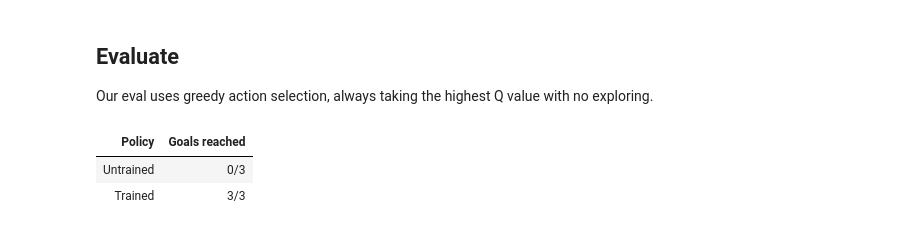
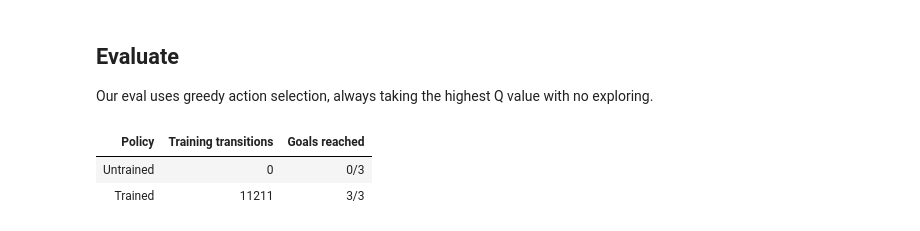
Before and after one commit to rolo/mudgym, a Jupyter notebook: docs/notebooks/goal_room_dqn.ipynb, the cells around one changed output. Cells and saved outputs as stored; diff of their text form; code cells hidden in the pictures.

```diff
--- a/docs/notebooks/goal_room_dqn.ipynb
+++ b/docs/notebooks/goal_room_dqn.ipynb
@@ -6,10 +10,11 @@ Train a deep Q network to reach the Woodsman's Hut.
 ## Settings
 # %%
 goal_room = "woodsman's hut"  # the goal room we're trying to reach
-training_episodes = 200
+training_episodes = 1000
 max_episode_steps = 50
 eval_interval = 10
 eval_episodes = 3
-seed = 7
+passes_to_stop = 3  # stop training after this many passes in a row
 learning_rate = 0.001
 discount = 0.95  # γ / gamma, each step away from the reward scales by this amount
+seed = None  # set to make reproducible or leave as None for random seed
@@ -441,37 +383,49 @@ Every `eval_interval` episodes we check how it does greedily, and stop once ever
 # %%
 training_returns = []
+training_losses = []
 eval_rows = []
+passes_in_a_row = 0
 started = perf_counter()
 progress = display(HTML("Starting training…"), display_id=True)
+curves = LearningCurves(baseline_successes, eval_episodes)
+screen = Screen()
 
 for episode in range(1, training_episodes + 1):
-    result = play_in_fresh_world(agent, learn=True)
+    result = play_in_fresh_world(agent, learn=True, screen=screen)
     training_returns.append(result["return"])
+    training_losses.append(result["loss"])
     if episode % eval_interval == 0 or episode == training_episodes:
         checks = evaluate(agent)
+        goals_reached = sum(check["success"] for check in checks)
+        # a pass is a check where every eval episode reaches the goal
+        passes_in_a_row = passes_in_a_row + 1 if goals_reached == eval_episodes else 0
         eval_rows.append(
             {
                 "After episode": episode,
-                "Goals reached": sum(check["success"] for check in checks),
-                "Mean steps": float(np.mean([check["steps"] for check in checks])),
+                "Goals reached": goals_reached,
+                "Mean steps": round(float(np.mean([check["steps"] for check in checks])), 1),
+                "Passes in a row": passes_in_a_row,
             }
         )
+        curves.draw(training_returns, training_losses, eval_rows)
     progress.update(
         show_table(
             [
                 {
-                    "Episode": f"{episode}/{training_episodes}",
+                    "Training episode": f"{episode}/{training_episodes}",
                     "Transitions": agent.transitions,
                     "Gradient updates": agent.gradient_steps,
                     "Epsilon": round(agent.epsilon, 3),
-                    "Greedy goals": f"{eval_rows[-1]['Goals reached']}/{eval_episodes}" if eval_rows else "not yet",
+                    "Episode loss": "no update" if np.isnan(result["loss"]) else round(result["loss"], 6),
+                    "Eval success": f"{eval_rows[-1]['Goals reached']}/{eval_episodes}" if eval_rows else "not yet",
+                    "Passes in a row": f"{passes_in_a_row}/{passes_to_stop}",
                 }
             ]
         )
     )
-    # done once every greedy check makes it, as long as it's actually learnt something
-    if eval_rows and eval_rows[-1]["Goals reached"] == eval_episodes and agent.gradient_steps:
+    if passes_in_a_row == passes_to_stop:
         break
 
+screen.draw()
 print(f"Training finished after {episode} episodes in {perf_counter() - started:.1f}s")
 # %% [output]
@@ -508,16 +461,24 @@ Our eval uses greedy action selection, always taking the highest Q value with no
 # %%
 final_evaluations = evaluate(agent, capture=True)
 final_successes = sum(result["success"] for result in final_evaluations)
 display(
     show_table(
         [
-            {"Policy": "Untrained", "Goals reached": f"{baseline_successes}/{eval_episodes}"},
-            {"Policy": "Trained", "Goals reached": f"{final_successes}/{eval_episodes}"},
+            {
+                "Policy": "Untrained",
+                "Training transitions": 0,
+                "Goals reached": f"{baseline_successes}/{eval_episodes}",
+            },
+            {
+                "Policy": "Trained",
+                "Training transitions": agent.transitions,
+                "Goals reached": f"{final_successes}/{eval_episodes}",
+            },
         ]
     )
 )
 # %% [output]
-| Policy | Goals reached |
-| Untrained | 0/3 |
-| Trained | 3/3 |
+| Policy | Training transitions | Goals reached |
+| Untrained | 0 | 0/3 |
+| Trained | 11211 | 3/3 |
 # %% [markdown]
```
Also changed, not shown: parts of 32 cells of this notebook.
